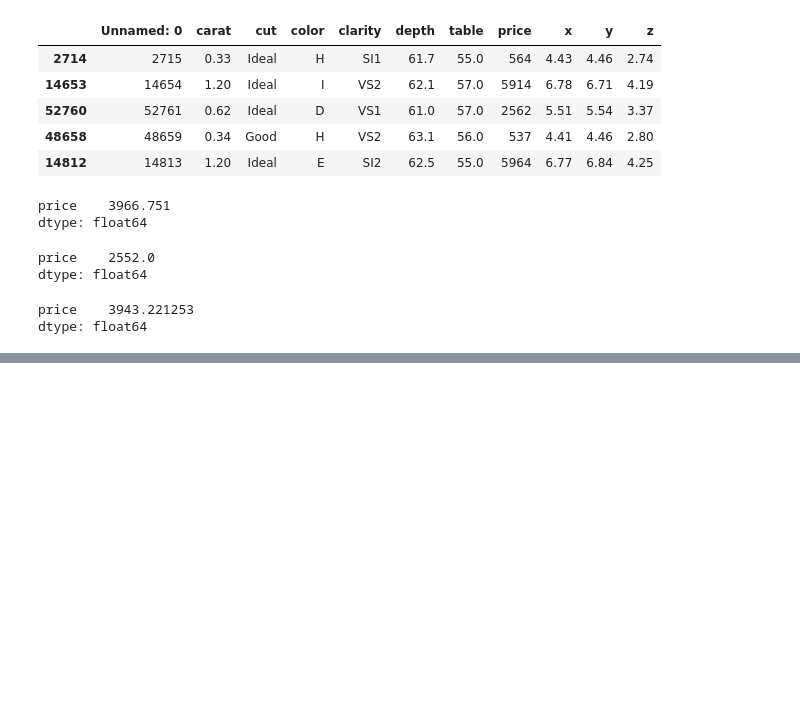
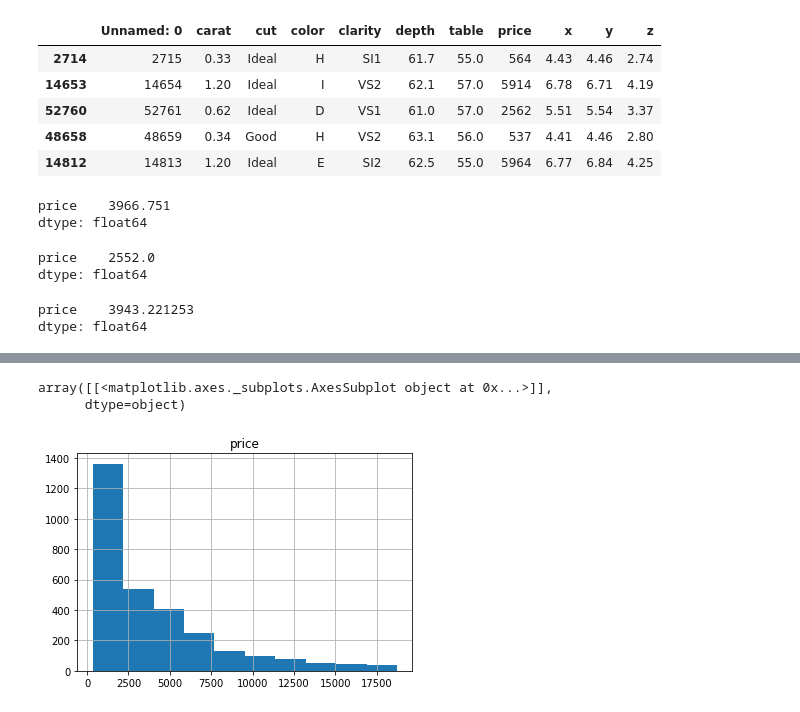
Before and after one commit to diogenesjusto/FIAP, a Jupyter notebook: SHIFT/202302/t36_Aula_2_Estatística_Descritiva.ipynb, the cells around one changed output, grey strips where cells are left out. Saved outputs shown, nothing was run; the diff lists cells and outputs as text; code cells hidden in the pictures; blank space fills up the shorter version.

```diff
--- a/SHIFT/202302/t36_Aula_2_Estatística_Descritiva.ipynb
+++ b/SHIFT/202302/t36_Aula_2_Estatística_Descritiva.ipynb
@@ -111,0 +131,6 @@ dtype: float64
+# %%
+a3[['price']].hist()
+# %% [output]
+array([[<matplotlib.axes._subplots.AxesSubplot object at 0x...>]],
+      dtype=object)
+[figure, added]
```
Also changed, not shown: parts of 10 cells of this notebook.
